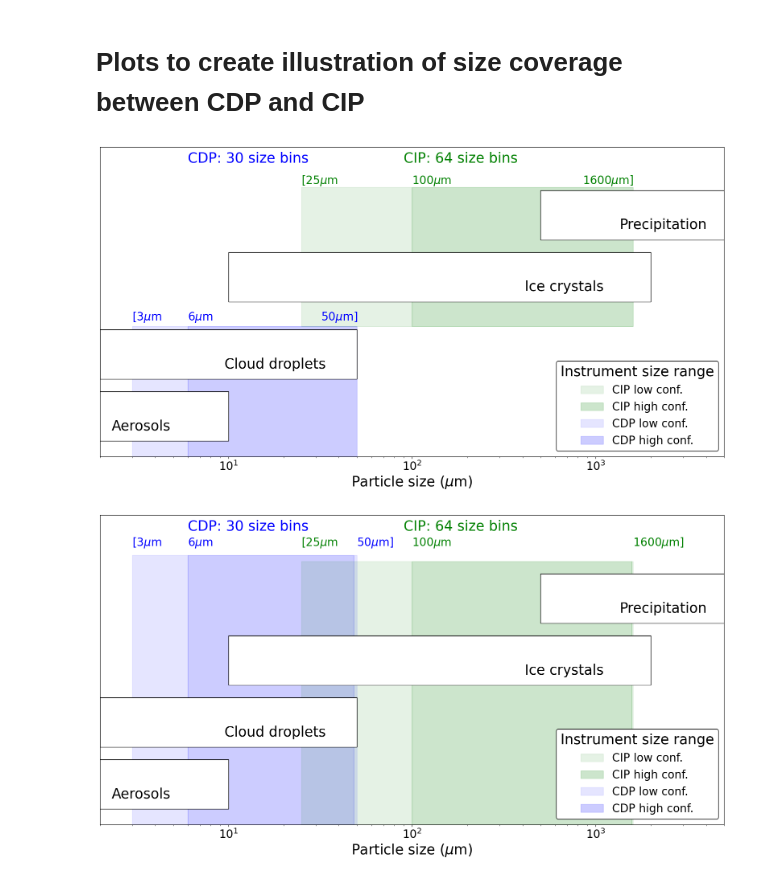
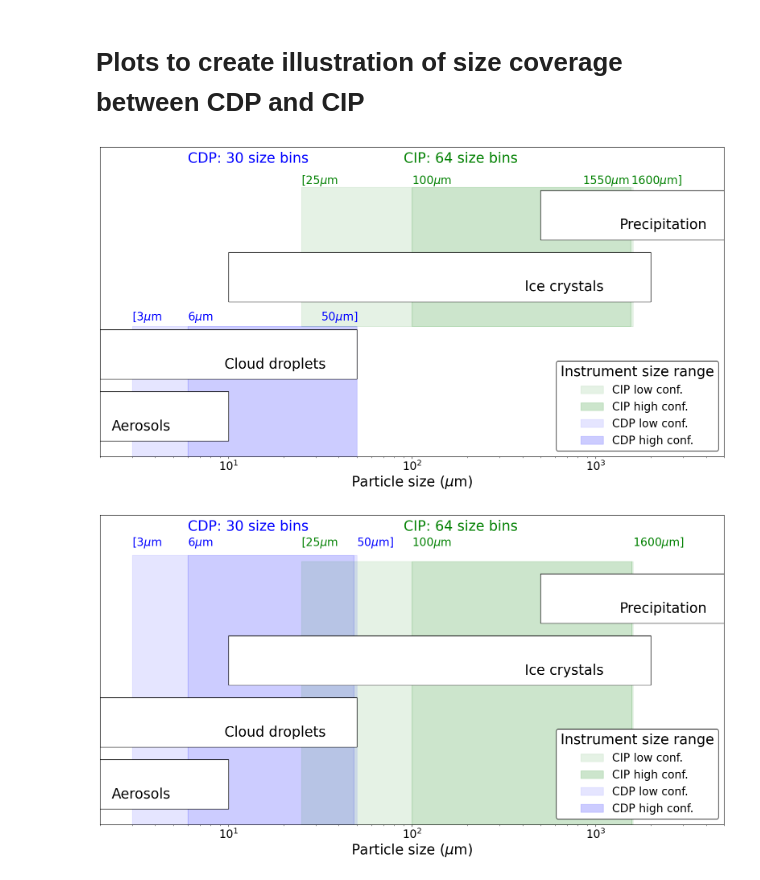
Before and after one commit to niellaNina/procIslasMicrophy, a Jupyter notebook: Illustration_plots.ipynb, the cells around one changed output. Drawn from its saved outputs; the diff is of its cells as text; code cells hidden in the pictures.

```diff
--- a/Illustration_plots.ipynb
+++ b/Illustration_plots.ipynb
@@ -22,11 +22,13 @@ ax.text(32,0.44,'50$\mu$m]',color='b',fontsize=ss)
 
 # CIP span
 ax.axvspan(25,100,0.42,0.87, color='g', alpha=0.1)
-ax.axvspan(100,1600,0.42,0.87, color='g', alpha=0.2)
+ax.axvspan(100,1550,0.42,0.87, color='g', alpha=0.2)
+ax.axvspan(1550,1600,0.42,0.87, color='g', alpha=0.1)
 ax.text(90,0.95,'CIP: 64 size bins',color='g', fontsize=hs)
 ax.text(25,0.88,'[25$\mu$m',color='g', fontsize = ss)
 ax.text(100,0.88,'100$\mu$m', color='g',fontsize=ss)
-ax.text(850,0.88,'1600$\mu$m]',color='g',fontsize=ss)
+ax.text(850,0.88,'1550$\mu$m',color='g',fontsize=ss)
+ax.text(1560,0.88,'1600$\mu$m]',color='g',fontsize=ss)
 
 # Proxy artist for legends for the CIP and CDP span
 cip1_patch = plt.Rectangle((0, 0), 1, 1, color='g', alpha=0.1)
@@ -43,34 +45,34 @@ plt.legend([cip1_patch, cip2_patch,cdp1_patch, cdp2_patch],
 # Particle ranges
 #aerosols
 # Define properties for the boxes (x=10, 50 corresponds to log10)
 # (x, y, width, height)
 h=0.16 #height
 aero = (0.01, 0.05, 10, h) # aerosols 0.01 to 10 microm
 cloud = (2, 0.25, 48, h) # cloud droplet 2 to 50 micrometers
 ice = (10, 0.50, 1990, h) # ice crystals 10 to 2000 micrometers
 precip = (500, 0.70, 5500, h) # 500 micrometers to several cm
 
 box_positions = [aero,cloud,ice, precip]  # (x, y, width)
 texts = ['Aerosols', 'Cloud droplets', 'Ice crystals', 'Precipitation']
 
 for (x, y, width, height), text in zip(box_positions, texts):
     # Create a rectangle box
     box = plt.Rectangle((x, y), width, height, facecolor='white', edgecolor='black')
     plt.gca().add_patch(box)
 
     # Annotate the box with text
     plt.text(x + width / 3, y + 0.035, text, horizontalalignment='center', fontsize=hs)
 
 y_axis = ax.axes.get_yaxis()
 y_axis.set_visible(False)
 
 ax.set_xscale('log')  # Set x-axis to log scale
 ax.set_xlim(2,5000)
 plt.xticks(fontsize=ss)
 ax.set_xlabel('Particle size ($\mu$m)', fontsize=hs)
 plt.savefig('sizes.png')
 # %% [output]
-[figure, old version]
+[figure, new version]
 # %%
 # create an empty plot
 
```
Also changed, not shown: 3 other files.
